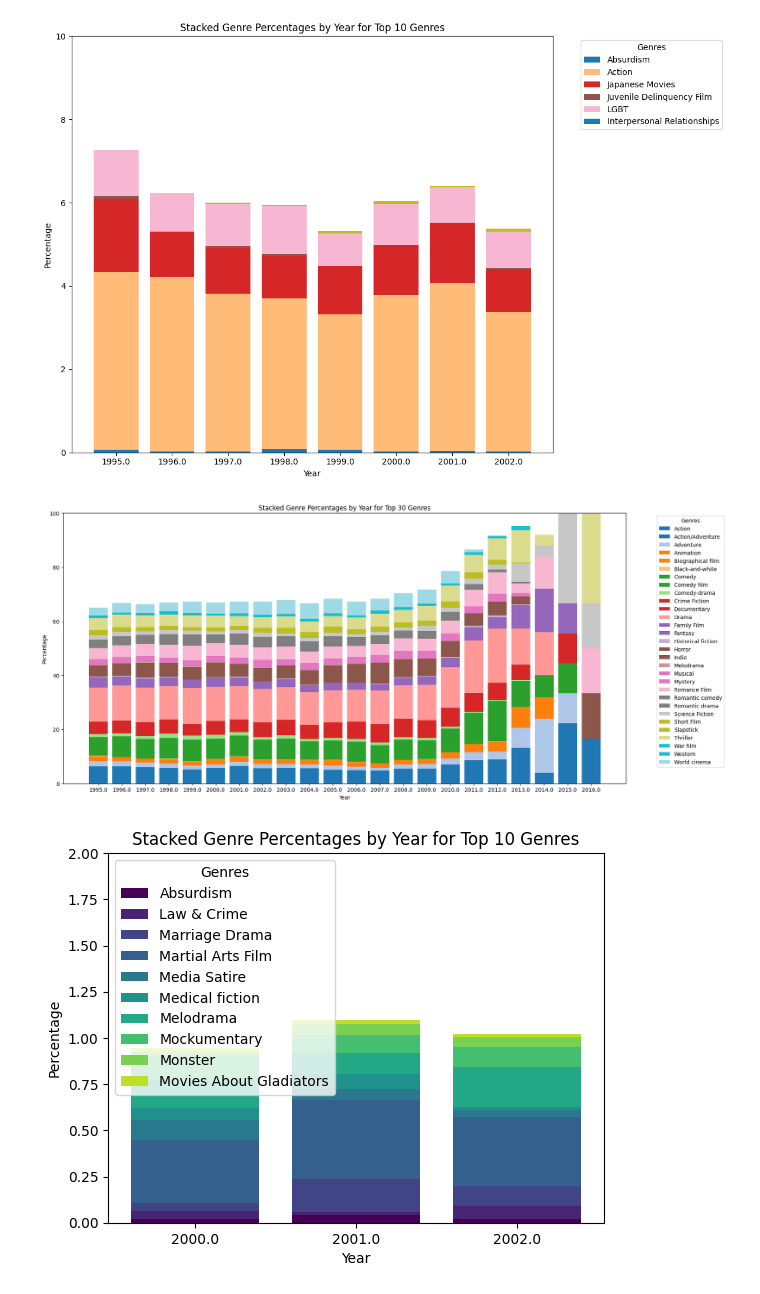
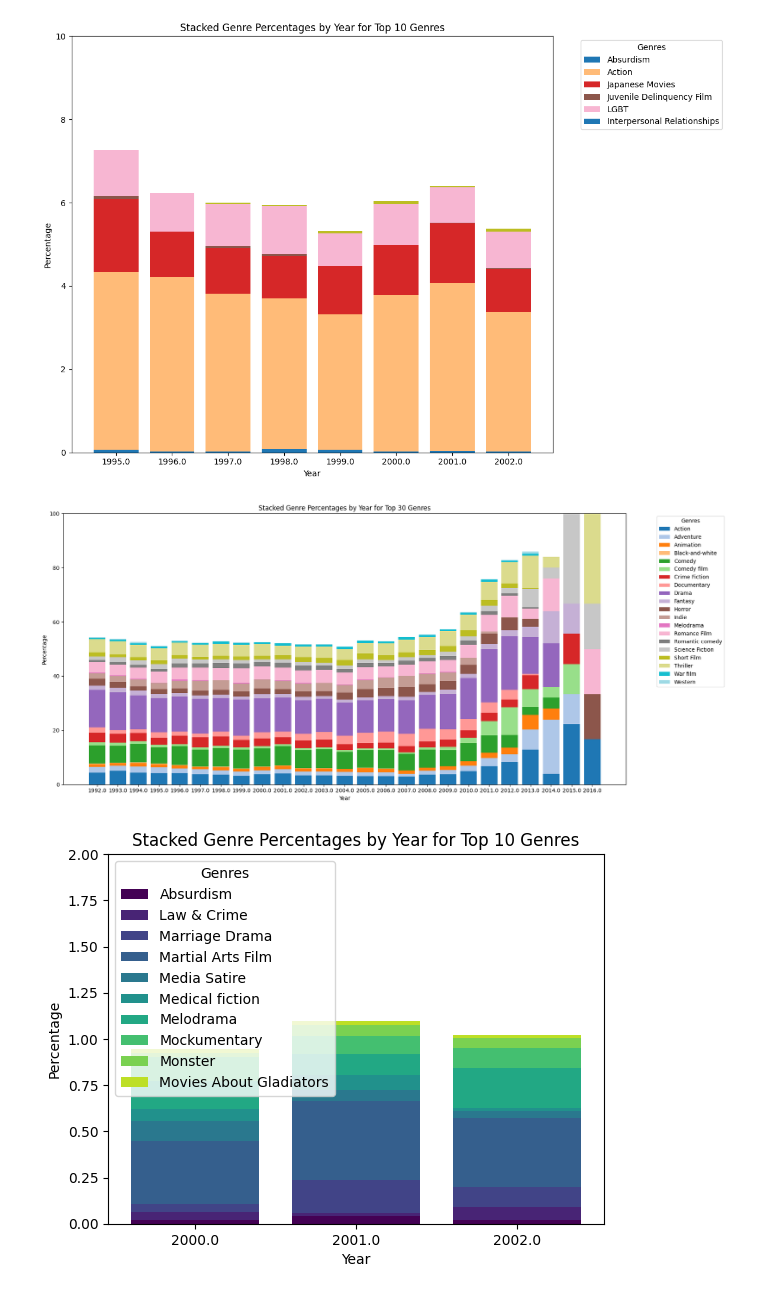
Before and after one commit to epfl-ada/ada-2023-project-thewestbobers, a Jupyter notebook: Untitled.ipynb, the cells around one changed output. Drawn from its saved outputs; the diff is of its cells as text; code cells hidden in the pictures.

Commit message:
20 colors

```diff
--- a/Untitled.ipynb
+++ b/Untitled.ipynb
@@ -569,13 +569,13 @@ plt.show()
 # Assuming genre_counts_df is your DataFrame
 
 # Filter the DataFrame for the selected years
-years_to_plot = [1995,1996,1997,1998,1999,2000, 2001,2002,2003,2004,2005,2006,2007,2008,2009,2010,2011,2012,2013,2014,2015,2016,2017,2018,2019,2020]  # You can add more years to this list
+years_to_plot = [1992,1993,1994,1995,1996,1997,1998,1999,2000, 2001,2002,2003,2004,2005,2006,2007,2008,2009,2010,2011,2012,2013,2014,2015,2016]  # You can add more years to this list
 data_to_plot = genre_counts_df[genre_counts_df['year'].isin(years_to_plot)]
 
 # Determine the top 10 genres (based on frequency of appearance)
 data_sorted = data_filtered.sort_values(['year', 'genres'])
 
-top_genres = genre_counts_df['genres'].value_counts().head(30).index
+top_genres = genre_counts_df['genres'].value_counts().head(20).index
 
 # Filter the data to include only the top 10 genres
 data_filtered = data_to_plot[data_to_plot['genres'].isin(top_genres)]
@@ -587,8 +587,29 @@ data_sorted = data_filtered.sort_values(['year', 'genres'])
 unique_genres = data_sorted['genres'].unique()
 unique_years = data_sorted['year'].unique()
 
+
+# Function to generate distinct colors
+def generate_distinct_colors(num_colors):
+    colors = []
+    # Use a combination of colormaps
+    colormaps = [plt.cm.tab20, plt.cm.Set3, plt.cm.Paired, plt.cm.Accent]
+    for i in range(num_colors):
+        cmap = colormaps[i % len(colormaps)]
+        colors.append(cmap(i / num_colors))
+    return colors
+
+# Generate 34 distinct colors
+
+
+# Create a dictionary to map genres to colors
+#genre_colors = {genre: color for genre, color in zip(unique_genres, distinct_colors)}
+
+# Now you can use genre_colors in your plotting code
 # Assign a unique color for each of the top 10 genres using a different colormap for more variety
+#genre_colors = {genre: plt.cm.tab20(i / len(unique_genres)) for i, genre in enumerate(unique_genres)}
 genre_colors = {genre: plt.cm.tab20(i / len(unique_genres)) for i, genre in enumerate(unique_genres)}
+#distinct_colors = generate_distinct_colors(len(unique_genres))
+#genre_colors = distinct_colors
 
 # Initialize figure and axis
 fig, ax = plt.subplots(figsize=(18, 8))
@@ -596,34 +617,34 @@ fig, ax = plt.subplots(figsize=(18, 8))
 # Create a stacked bar chart
 for year in unique_years:
     bottom = np.zeros(len(unique_years))  # Initialize the bottom array for this year
     year_data = data_sorted[data_sorted['year'] == year]
 
     for genre in unique_genres:
         genre_data = year_data[year_data['genres'] == genre]
         if not genre_data.empty:
             percentage = genre_data['percentage'].values[0]
             ax.bar(str(year), percentage, bottom=bottom, color=genre_colors[genre], label=genre)
             bottom += percentage
 
 # Set y-axis limits to 0-100
 ax.set_ylim(0, 100)
 
 # Add labels and title
 ax.set_xlabel('Year')
 ax.set_ylabel('Percentage')
 ax.set_title('Stacked Genre Percentages by Year for Top 30 Genres')
 
 # Add a legend for genres
 # Place the legend outside of the plot
 ax.legend(genre_colors.keys(), title="Genres", bbox_to_anchor=(1.05, 1), loc='upper left')
 
 # Adjust layout to make room for the legend
 plt.tight_layout()
 
 # Show the plot
 plt.show()
 # %% [output]
-[figure, old version]
+[figure, new version]
 # %%
 
 # Assuming genre_counts_df is your DataFrame
```
